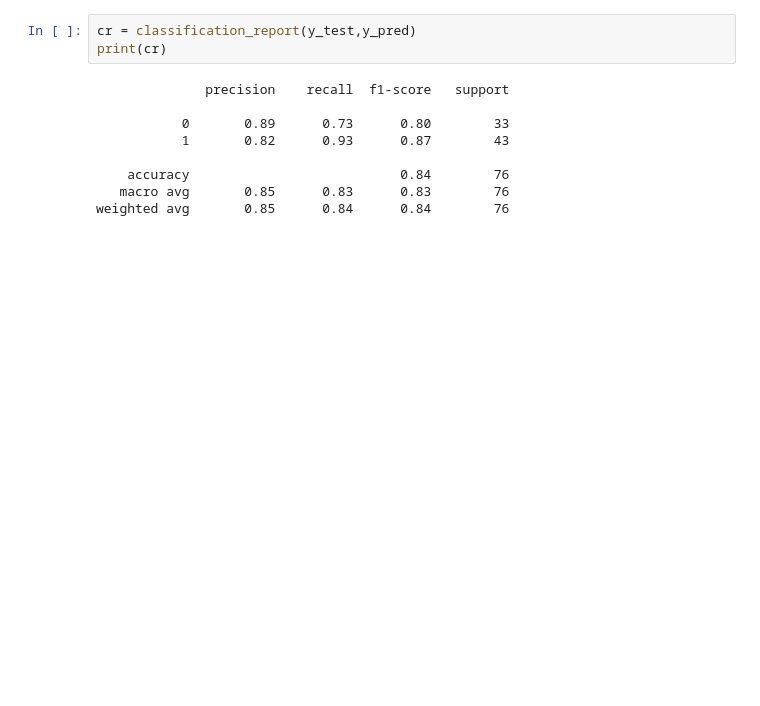
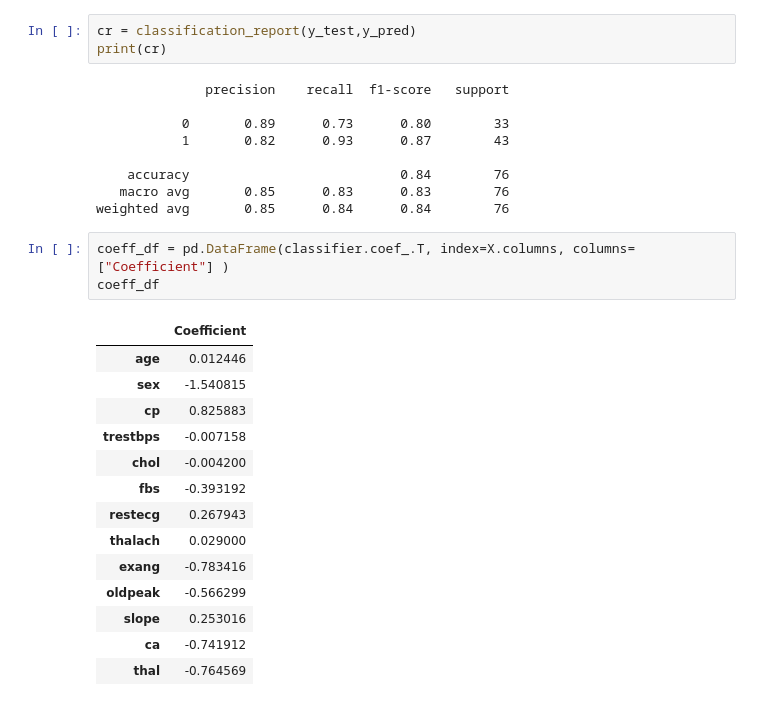
Before and after one commit to EmreCan99/2024_bio_data_science, a Jupyter notebook: scripts/logistic_reg.ipynb, the cells around one changed output. Drawn from its saved outputs; the diff is of its cells as text; blank space fills up the shorter version.

```diff
--- a/scripts/logistic_reg.ipynb
+++ b/scripts/logistic_reg.ipynb
@@ -68,3 +73,21 @@ print(cr)
     accuracy                           0.84        76
    macro avg       0.85      0.83      0.83        76
 weighted avg       0.85      0.84      0.84        76
+# %%
+coeff_df = pd.DataFrame(classifier.coef_.T, index=X.columns, columns=["Coefficient"] )
+coeff_df
+# %% [output]
+|  | Coefficient |
+| age | 0.012446 |
+| sex | -1.540815 |
+| cp | 0.825883 |
+| trestbps | -0.007158 |
+| chol | -0.004200 |
+| fbs | -0.393192 |
+| restecg | 0.267943 |
+| thalach | 0.029000 |
+| exang | -0.783416 |
+| oldpeak | -0.566299 |
+| slope | 0.253016 |
+| ca | -0.741912 |
+| thal | -0.764569 |
```
Also changed, not shown: parts of 6 cells of this notebook.
